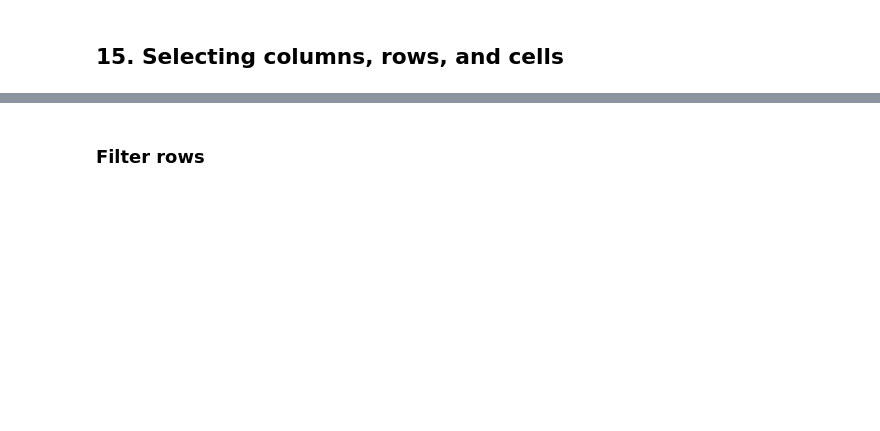
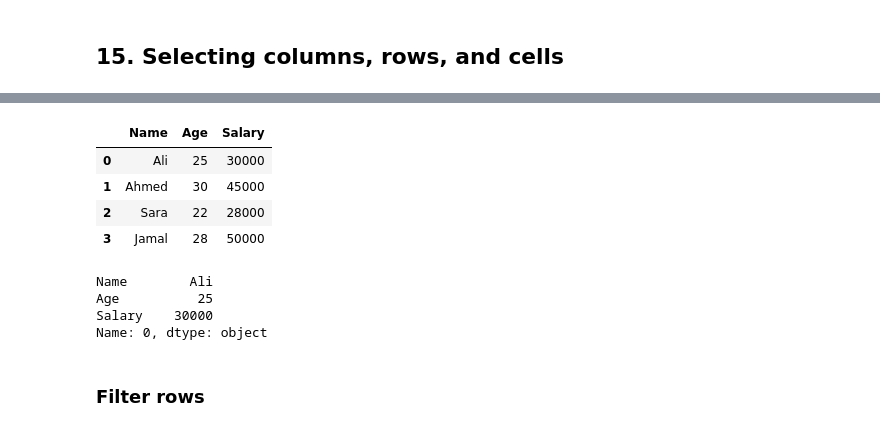
Before and after one commit to mirzajamalnasir750/Python, a Jupyter notebook: PANDAS.ipynb, the cells around one changed output, grey strips where cells are left out. Drawn from its saved outputs; the diff is of its cells as text; code cells hidden in the pictures; blank space fills up the shorter version.

```diff
--- a/PANDAS.ipynb
+++ b/PANDAS.ipynb
@@ -51,3 +173,18 @@ print(df.iloc[0, 2])              # first row, third column
+# %%
+df
+# %% [output]
+|  | Name | Age | Salary |
+| 0 | Ali | 25 | 30000 |
+| 1 | Ahmed | 30 | 45000 |
+| 2 | Sara | 22 | 28000 |
+| 3 | Jamal | 28 | 50000 |
+# %%
+display(df.loc[0])
+# %% [output]
+Name        Ali
+Age          25
+Salary    30000
+Name: 0, dtype: object
 # %% [markdown]
 ### Filter rows
 # %%
```
Also changed, not shown: parts of 23 cells of this notebook.
